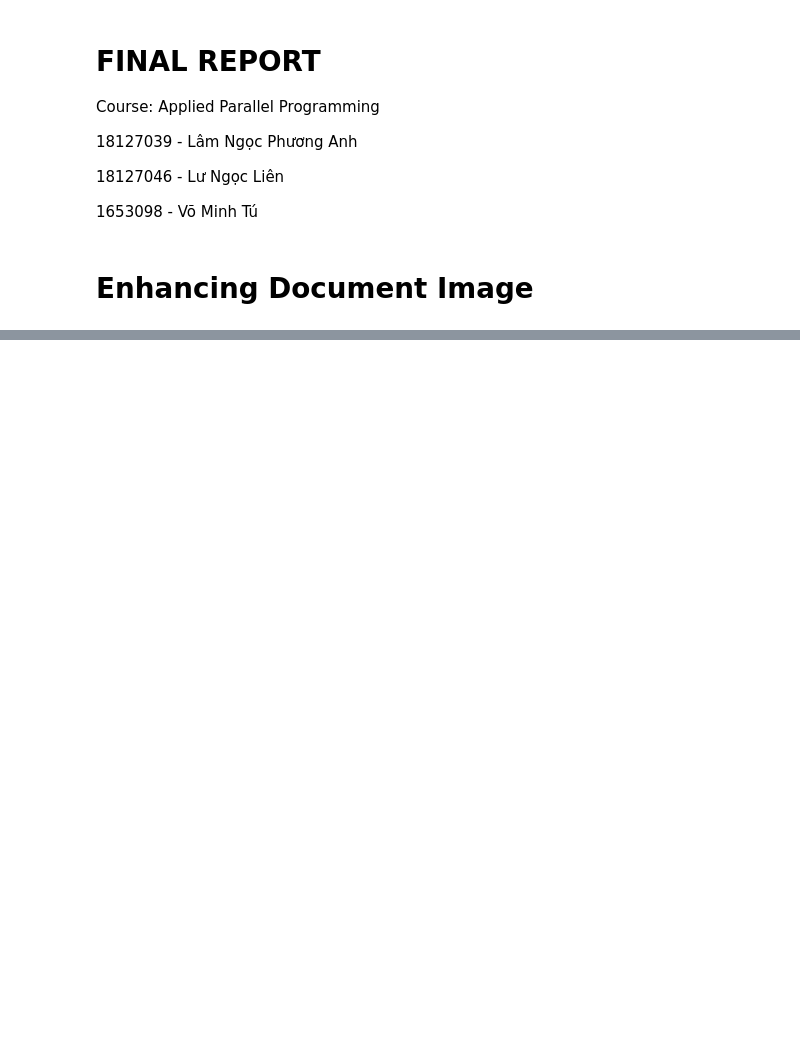
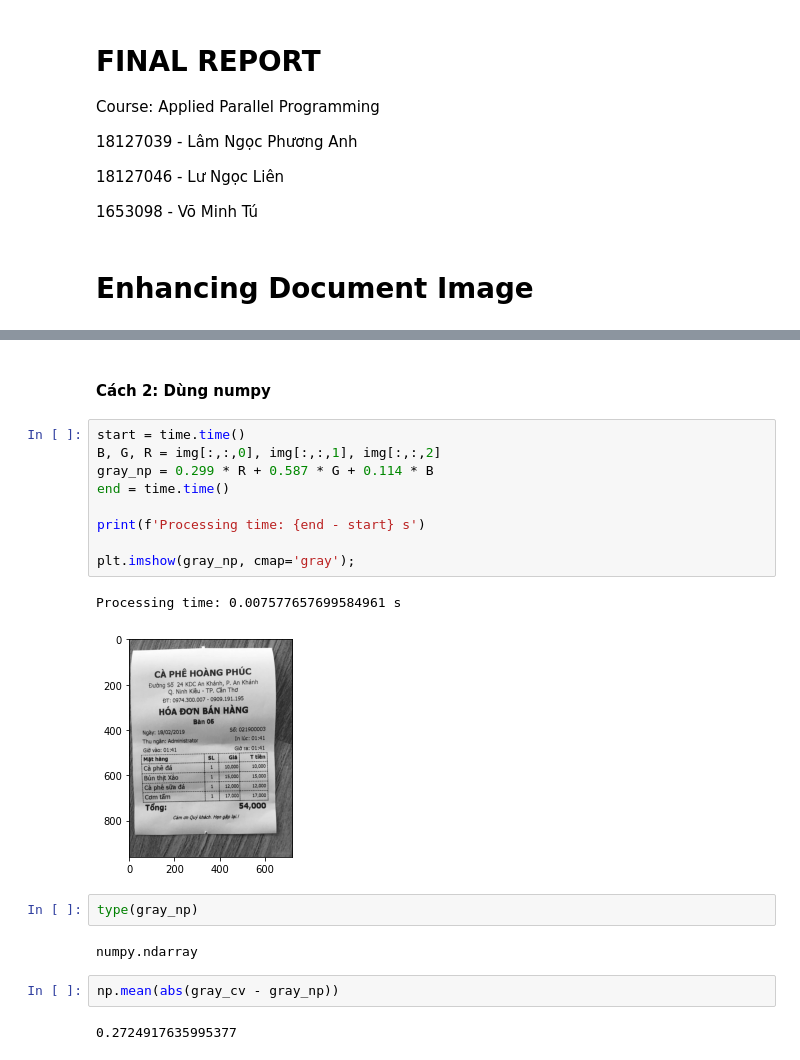
Before and after one commit to lnpanh/CSC14116, a Jupyter notebook: Report.ipynb, the cells around one changed output, grey strips where cells are left out. Saved outputs shown, nothing was run; the diff lists cells and outputs as text; blank space fills up the shorter version.

```diff
--- a/Report.ipynb
+++ b/Report.ipynb
@@ -102,0 +134,22 @@ Secondly, we discuss why Enhance Document Image need parallel programming to spe
+# %% [markdown]
+#### Cách 2: Dùng numpy
+# %%
+start = time.time()
+B, G, R = img[:,:,0], img[:,:,1], img[:,:,2]
+gray_np = 0.299 * R + 0.587 * G + 0.114 * B
+end = time.time()
+
+print(f'Processing time: {end - start} s')
+
+plt.imshow(gray_np, cmap='gray');
+# %% [output]
+Processing time: 0.007577657699584961 s
+[figure, added]
+# %%
+type(gray_np)
+# %% [output]
+numpy.ndarray
+# %%
+np.mean(abs(gray_cv - gray_np))
+# %% [output]
+0.2724917635995377
```
Also changed, not shown: parts of 37 cells of this notebook.
